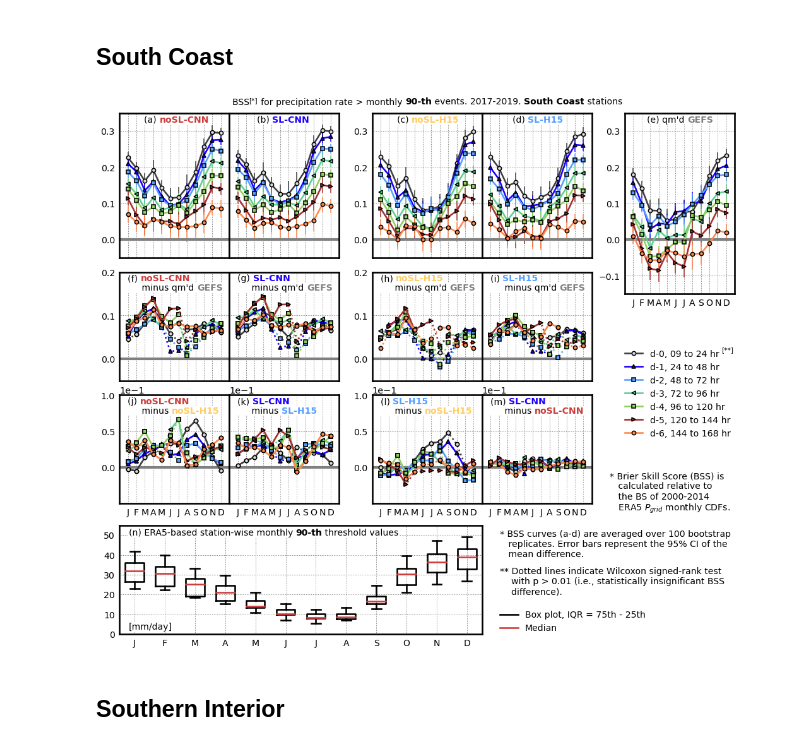
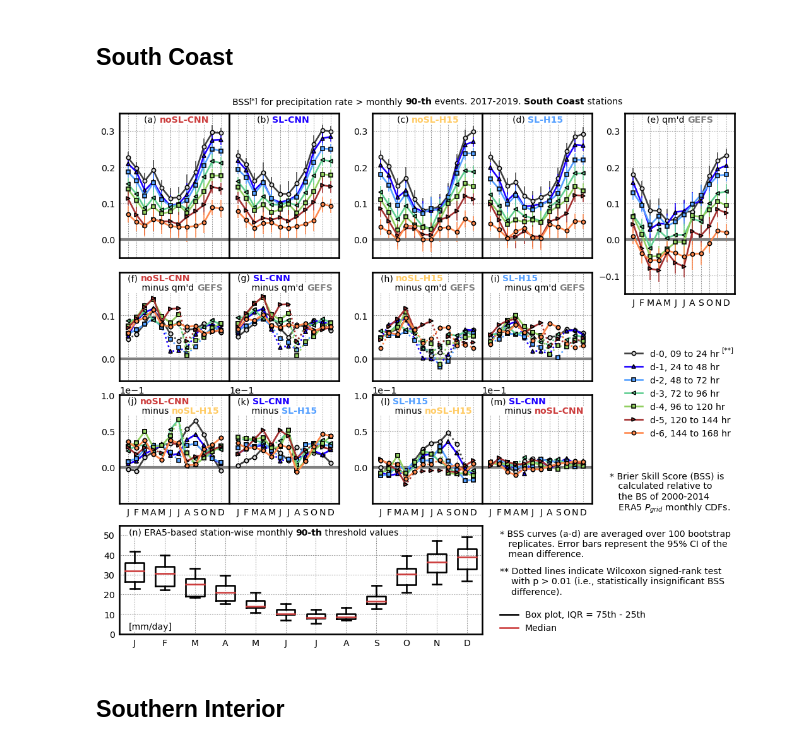
Before and after one commit to yingkaisha/rainbow, a Jupyter notebook: publish/PLOT_BSS_BCH.ipynb, the cells around one changed output. Drawn from its saved outputs; the diff is of its cells as text; code cells hidden in the pictures.

```diff
--- a/publish/PLOT_BSS_BCH.ipynb
+++ b/publish/PLOT_BSS_BCH.ipynb
@@ -571,10 +571,10 @@ for i in range(2, 4):
 AX_gfs[0].set_yticks([-0.1, 0, 0.1, 0.2, 0.3])
 
 for i in [0, 1]:
-    AX_diff[0][i].set_yticks([0, 0.1, 0.2]);
+    AX_diff[0][i].set_yticks([0, 0.1,]);
 
 for i in [2, 3]:
-    AX_diff[0][i].set_yticks([0, 0.1, 0.2]);
+    AX_diff[0][i].set_yticks([0, 0.1,]);
 
 for i in [0, 1]:
     AX_diff[1][i].ticklabel_format(axis='y', scilimits=(-1, -1))
@@ -621,34 +621,34 @@ ax_w1.text(0, 1, '* Brier Skill Score (BSS) is\n   calculated relative to\n   th
 
 ax_w2 = fig.add_axes([3.6/5.6-0.025, (0.3)/3.6-pad, 1/5.6+0.025, 0.375/3.2])
 ax_w2.set_axis_off()
 ax_w2.text(0, 1, '* BSS curves (a-d) are averaged over 100 bootstrap\n   replicates. Error bars represent the 95% CI of the\n   mean difference.',
           ha='left', va='top', fontsize=fontsize, transform=ax_w2.transAxes);
 
 ax_w3 = fig.add_axes([3.6/5.6-0.025, (-0.1)/3.6-pad, 1/5.6+0.025, 0.5/3.2])
 ax_w3.set_axis_off()
 ax_w3.text(0, 1,
            '** Dotted lines indicate Wilcoxon signed-rank test\n    with p > 0.01 (i.e., statistically insignificant BSS\n    difference).',
            ha='left', va='top', fontsize=fontsize, transform=ax_w3.transAxes);
 
 # legend box plot
 ax_lg2 = fig.add_axes([3.6/5.6-0.025, (0.0)/3.6-pad, 0.25, 0.06])
 ax_lg2.set_axis_off()
 LG2 = ax_lg2.legend([handle_boxp["boxes"][0], handle_boxp["medians"][0]],
                    ['Box plot, IQR = 75th - 25th', 'Median'],
                    bbox_to_anchor=(1, 1), ncol=1, prop={'size':fontsize})
 LG2.get_frame().set_facecolor('none')
 LG2.get_frame().set_linewidth(0)
 LG2.get_frame().set_alpha(1.0)
 # -------------------------------------- #
 
 for handle in handle_title:
     handle.set_bbox(dict(facecolor='w', pad=0.5, edgecolor='none', zorder=2))
 
 if need_publish:
     # Save figure
     fig.savefig(fig_dir+'AnEn_BCH_BSS_SouthCoast.png', format='png', **fig_keys)
 # %% [output]
-[figure, old version]
+[figure, new version]
 # %% [markdown]
 ## Southern Interior
 # %%
```
Also changed, not shown: parts of 1 cell of this notebook.
